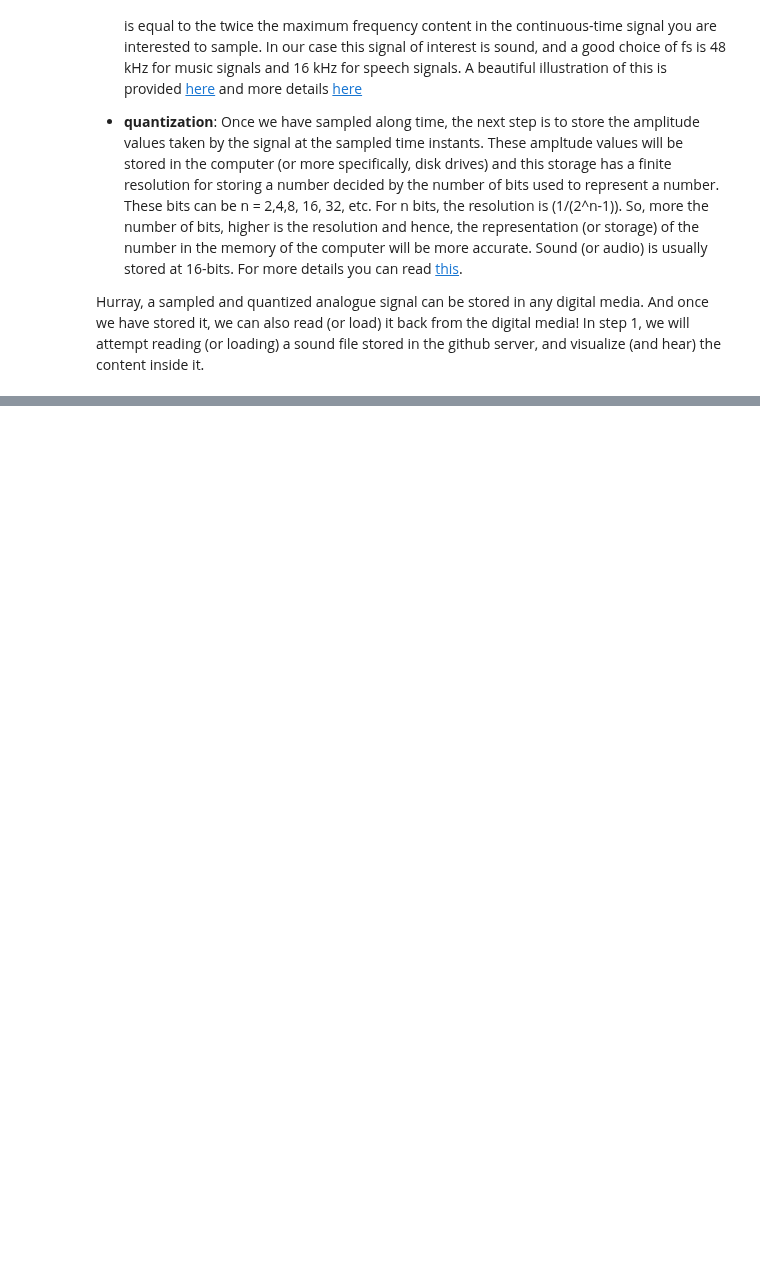
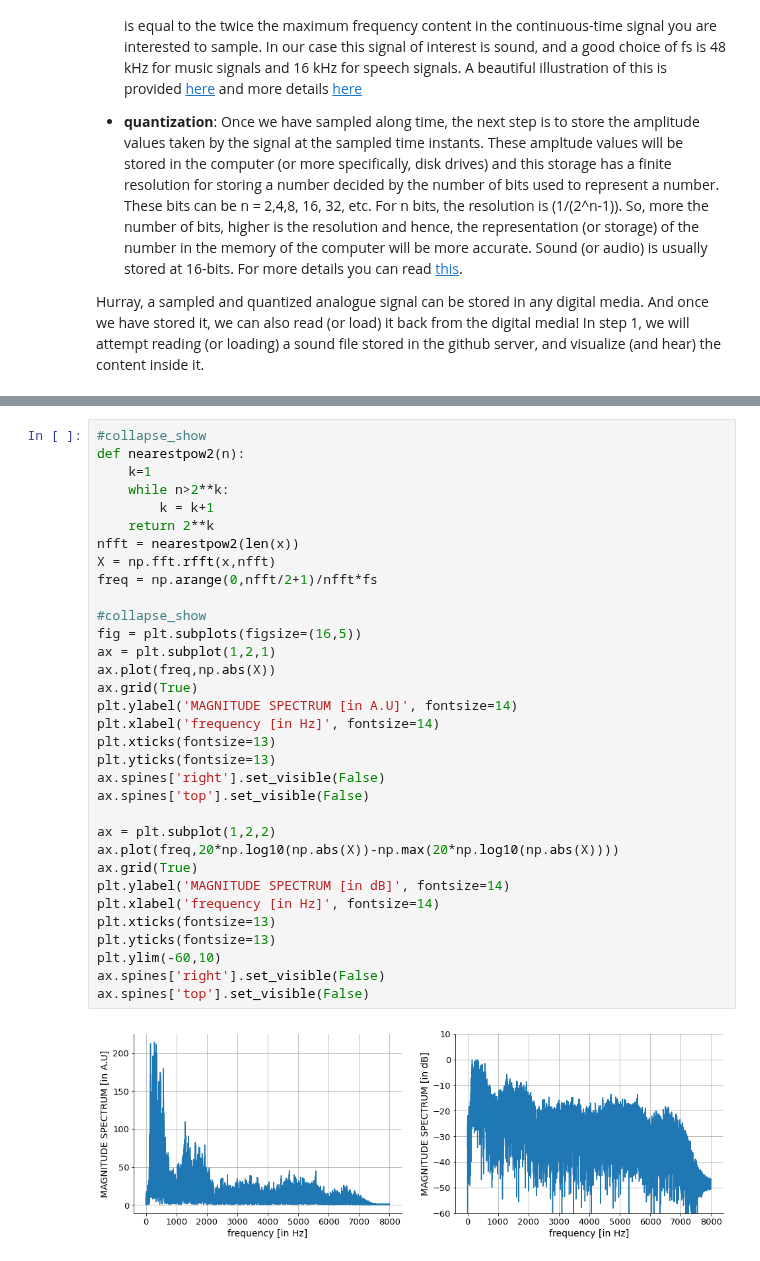
Before and after one commit to iiscleap/coswara-blog, a Jupyter notebook: _notebooks/2020-08-15-acoustic_feature_extraction.ipynb, the cells around one changed output, grey strips where cells are left out. Drawn from its saved outputs; the diff is of its cells as text; blank space fills up the shorter version.

```diff
--- a/_notebooks/2020-08-15-acoustic_feature_extraction.ipynb
+++ b/_notebooks/2020-08-15-acoustic_feature_extraction.ipynb
@@ -87,0 +98,35 @@ plt.show()
+# %%
+#collapse_show
+def nearestpow2(n):
+    k=1
+    while n>2**k:
+        k = k+1
+    return 2**k
+nfft = nearestpow2(len(x))
+X = np.fft.rfft(x,nfft)
+freq = np.arange(0,nfft/2+1)/nfft*fs
+
+#collapse_show
+fig = plt.subplots(figsize=(16,5))
+ax = plt.subplot(1,2,1)
+ax.plot(freq,np.abs(X))
+ax.grid(True)
+plt.ylabel('MAGNITUDE SPECTRUM [in A.U]', fontsize=14)
+plt.xlabel('frequency [in Hz]', fontsize=14)
+plt.xticks(fontsize=13)
+plt.yticks(fontsize=13)
+ax.spines['right'].set_visible(False)
+ax.spines['top'].set_visible(False)
+
+ax = plt.subplot(1,2,2)
+ax.plot(freq,20*np.log10(np.abs(X))-np.max(20*np.log10(np.abs(X))))
+ax.grid(True)
+plt.ylabel('MAGNITUDE SPECTRUM [in dB]', fontsize=14)
+plt.xlabel('frequency [in Hz]', fontsize=14)
+plt.xticks(fontsize=13)
+plt.yticks(fontsize=13)
+plt.ylim(-60,10)
+ax.spines['right'].set_visible(False)
+ax.spines['top'].set_visible(False)
+# %% [output]
+[figure, added]
```
Also changed, not shown: parts of 7 cells of this notebook.
